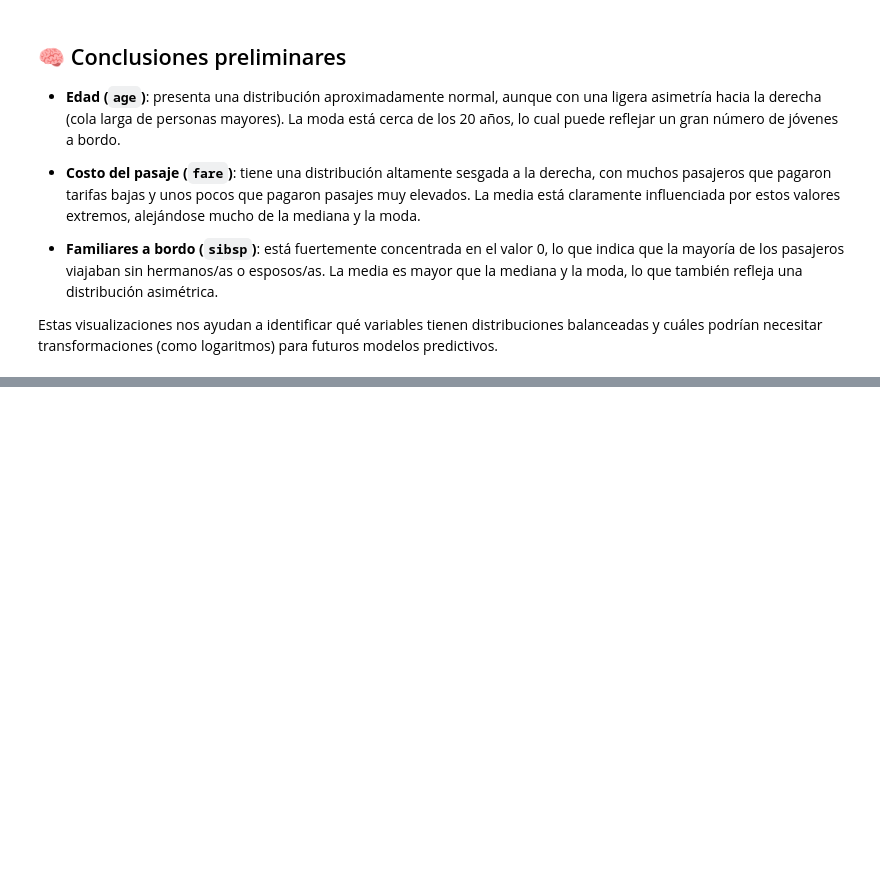
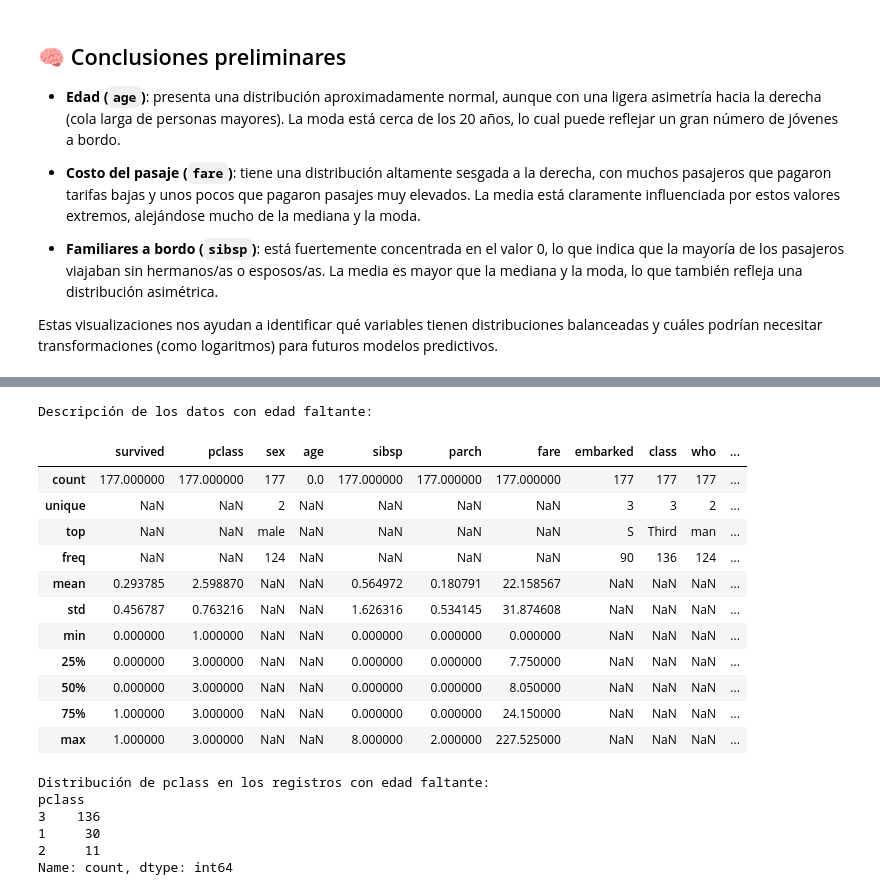
Before and after one commit to jFet1/Proyectos_personales, a Jupyter notebook: Proyecto 1 EDA de un Dataset Público/EDA_titanic.ipynb, the cells around one changed output, grey strips where cells are left out. Cells and saved outputs as stored; diff of their text form; code cells hidden in the pictures; blank space fills up the shorter version.

```diff
--- a/Proyecto 1 EDA de un Dataset Público/EDA_titanic.ipynb
+++ b/Proyecto 1 EDA de un Dataset Público/EDA_titanic.ipynb
@@ -89,0 +132,31 @@ Estas visualizaciones nos ayudan a identificar qué variables tienen distribucio
+# %%
+# Filtrar las filas donde falta la edad
+datos_age_null = titanic_df[titanic_df['age'].isnull()]
+
+# Ver resumen estadístico de esas filas
+print("Descripción de los datos con edad faltante:")
+display(datos_age_null.describe(include='all'))
+
+# Ver la distribución de la clase (pclass) en esos casos
+print("Distribución de pclass en los registros con edad faltante:")
+print(datos_age_null['pclass'].value_counts())
+# %% [output]
+Descripción de los datos con edad faltante:
+|  | survived | pclass | sex | age | sibsp | parch | fare | embarked | class | who | ... |
+| count | 177.000000 | 177.000000 | 177 | 0.0 | 177.000000 | 177.000000 | 177.000000 | 177 | 177 | 177 | ... |
+| unique | NaN | NaN | 2 | NaN | NaN | NaN | NaN | 3 | 3 | 2 | ... |
+| top | NaN | NaN | male | NaN | NaN | NaN | NaN | S | Third | man | ... |
+| freq | NaN | NaN | 124 | NaN | NaN | NaN | NaN | 90 | 136 | 124 | ... |
+| mean | 0.293785 | 2.598870 | NaN | NaN | 0.564972 | 0.180791 | 22.158567 | NaN | NaN | NaN | ... |
+| std | 0.456787 | 0.763216 | NaN | NaN | 1.626316 | 0.534145 | 31.874608 | NaN | NaN | NaN | ... |
+| min | 0.000000 | 1.000000 | NaN | NaN | 0.000000 | 0.000000 | 0.000000 | NaN | NaN | NaN | ... |
+| 25% | 0.000000 | 3.000000 | NaN | NaN | 0.000000 | 0.000000 | 7.750000 | NaN | NaN | NaN | ... |
+| 50% | 0.000000 | 3.000000 | NaN | NaN | 0.000000 | 0.000000 | 8.050000 | NaN | NaN | NaN | ... |
+| 75% | 1.000000 | 3.000000 | NaN | NaN | 0.000000 | 0.000000 | 24.150000 | NaN | NaN | NaN | ... |
+| max | 1.000000 | 3.000000 | NaN | NaN | 8.000000 | 2.000000 | 227.525000 | NaN | NaN | NaN | ... |
+Distribución de pclass en los registros con edad faltante:
+pclass
+3    136
+1     30
+2     11
+Name: count, dtype: int64
```
Also changed, not shown: parts of 9 cells of this notebook.
